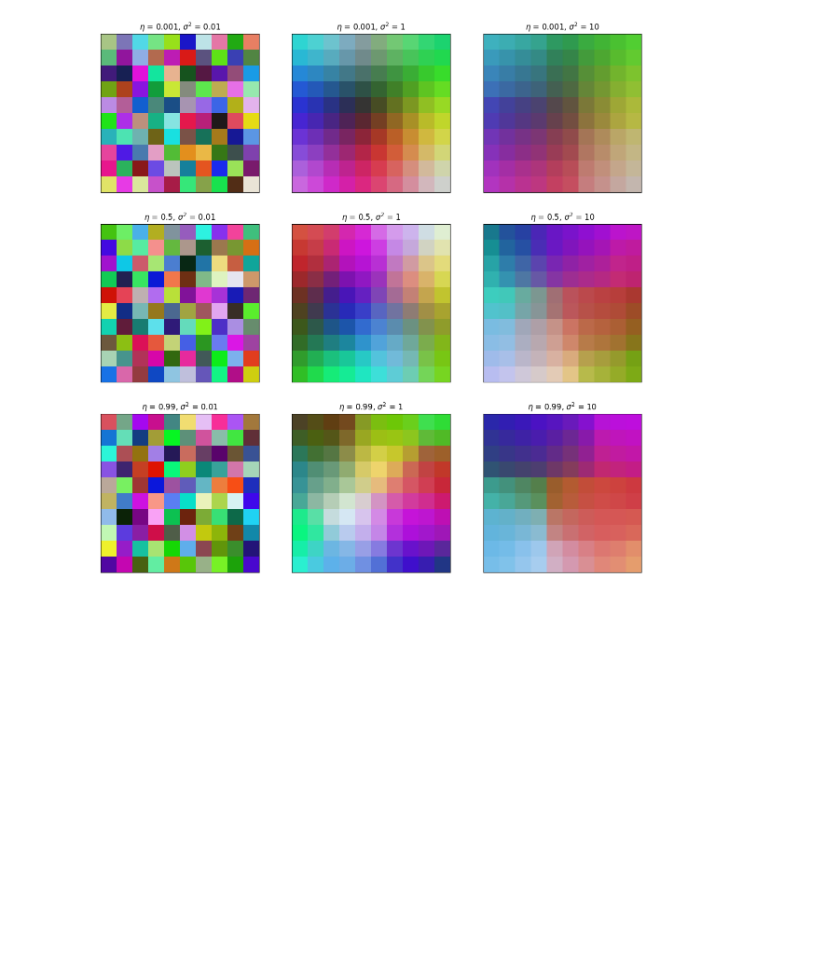
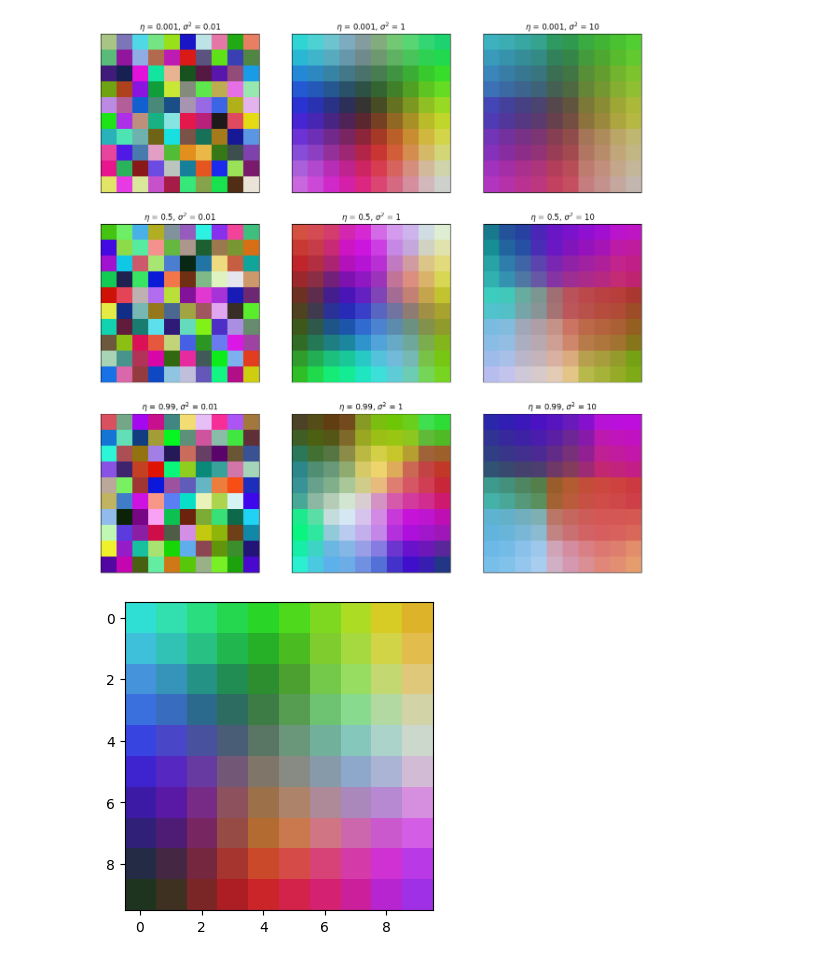
Before and after one commit to JaumeSanCol/TFG, a Jupyter notebook: notebooks/base.ipynb, the cells around one changed output. Drawn from its saved outputs; the diff is of its cells as text; code cells hidden in the pictures; blank space fills up the shorter version.

```diff
--- a/notebooks/base.ipynb
+++ b/notebooks/base.ipynb
@@ -259,2 +259,30 @@ for learn_rate, i in zip([0.001, 0.5, 0.99], [0, 1, 2]):
 # %% [output]
 [figure]
+# %%
+from somJ.som  import SoM
+import matplotlib.pyplot as plt
+import numpy as np
+
+# Crear un conjunto de datos de colores
+n_x = 300000
+rand = np.random.RandomState(0)
+train_data = rand.randint(0, 255, (n_x, 3))
+
+# Inicializar
+som = SoM(method="random",data=train_data)
+# Entrenar
+som.train(train_data,
+            update="online"
+            epochs = 1,
+            learn_rate = 0.2,
+            sigma = 2,
+            prog_bar=True)
+# Obtener el mapa sin escalar
+map =som.re_scale()
+
+# Visualizar
+plt.figure(figsize=(6, 4))
+plt.imshow(som.re_scale().astype(int))
+plt.show()
+# %% [output]
+[figure, added]
```
Also changed, not shown: parts of 1 cell of this notebook, 36 other files.
